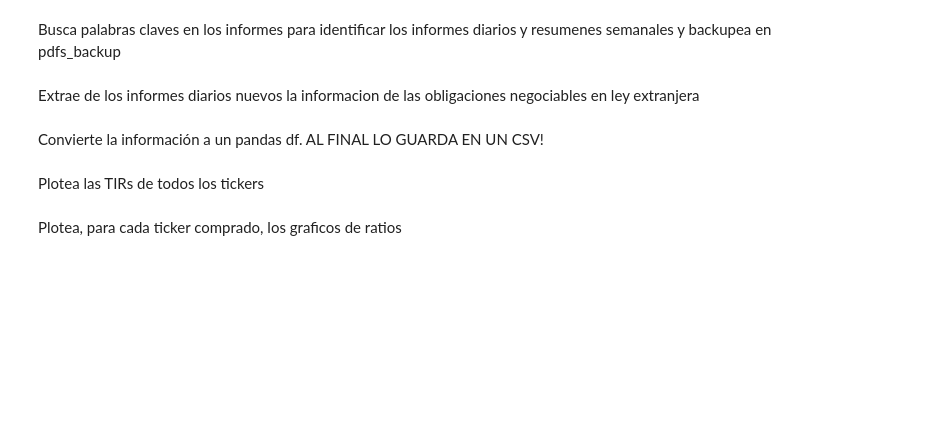
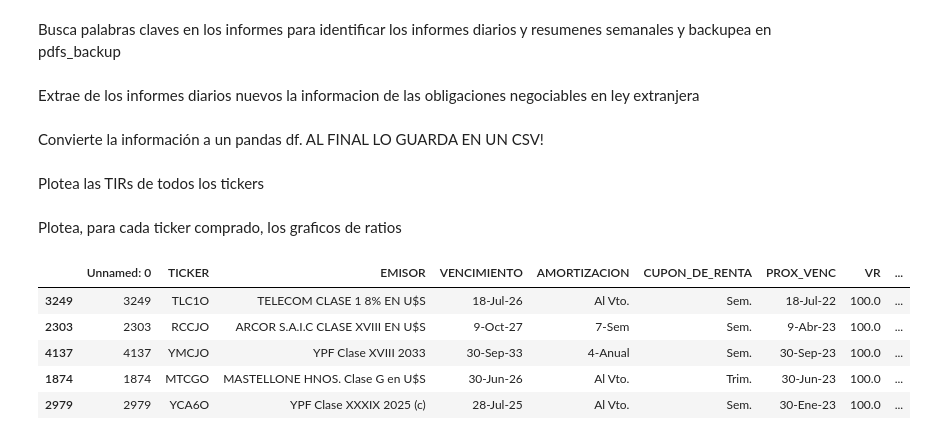
Before and after one commit to SantiCiri/ONs_by_ratios, a Jupyter notebook: ons.ipynb, the cells around one changed output. Saved outputs shown, nothing was run; the diff lists cells and outputs as text; code cells hidden in the pictures; blank space fills up the shorter version.

```diff
--- a/ons.ipynb
+++ b/ons.ipynb
@@ -283,3 +285,12 @@ Plotea, para cada ticker comprado, los graficos de ratios
 # %%
 #Escribir en forma de lista todos los tickers comprados
 comprado=["YCA6O"]
+# %%
+master_df.sample(5)
+# %% [output]
+|  | Unnamed: 0 | TICKER | EMISOR | VENCIMIENTO | AMORTIZACION | CUPON_DE_RENTA | PROX_VENC | VR | ... |
+| 3249 | 3249 | TLC1O | TELECOM CLASE 1 8% EN U$S | 18-Jul-26 | Al Vto. | Sem. | 18-Jul-22 | 100.0 | ... |
+| 2303 | 2303 | RCCJO | ARCOR S.A.I.C CLASE XVIII EN U$S | 9-Oct-27 | 7-Sem | Sem. | 9-Abr-23 | 100.0 | ... |
+| 4137 | 4137 | YMCJO | YPF Clase XVIII 2033 | 30-Sep-33 | 4-Anual | Sem. | 30-Sep-23 | 100.0 | ... |
+| 1874 | 1874 | MTCGO | MASTELLONE HNOS. Clase G en U$S | 30-Jun-26 | Al Vto. | Trim. | 30-Jun-23 | 100.0 | ... |
+| 2979 | 2979 | YCA6O | YPF Clase XXXIX 2025 (c) | 28-Jul-25 | Al Vto. | Sem. | 30-Ene-23 | 100.0 | ... |
```
Also changed, not shown: parts of 9 cells of this notebook, 5 other files.
